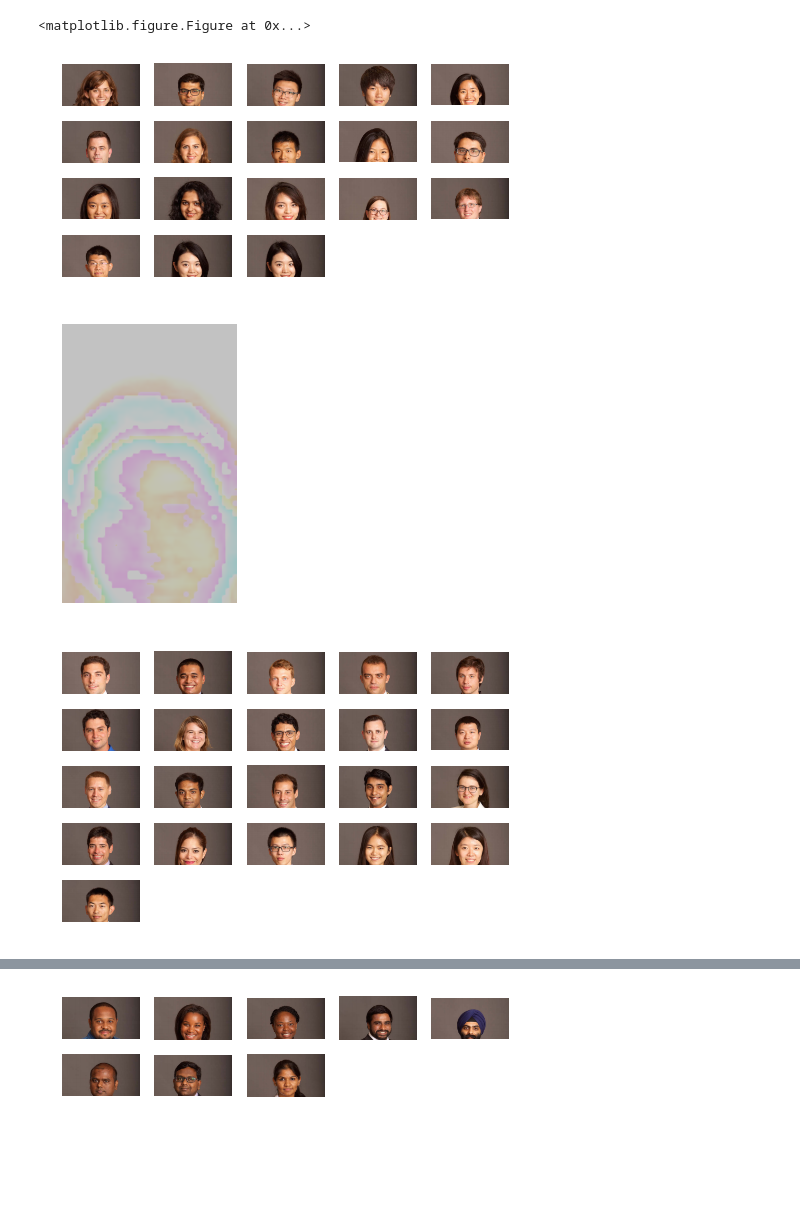
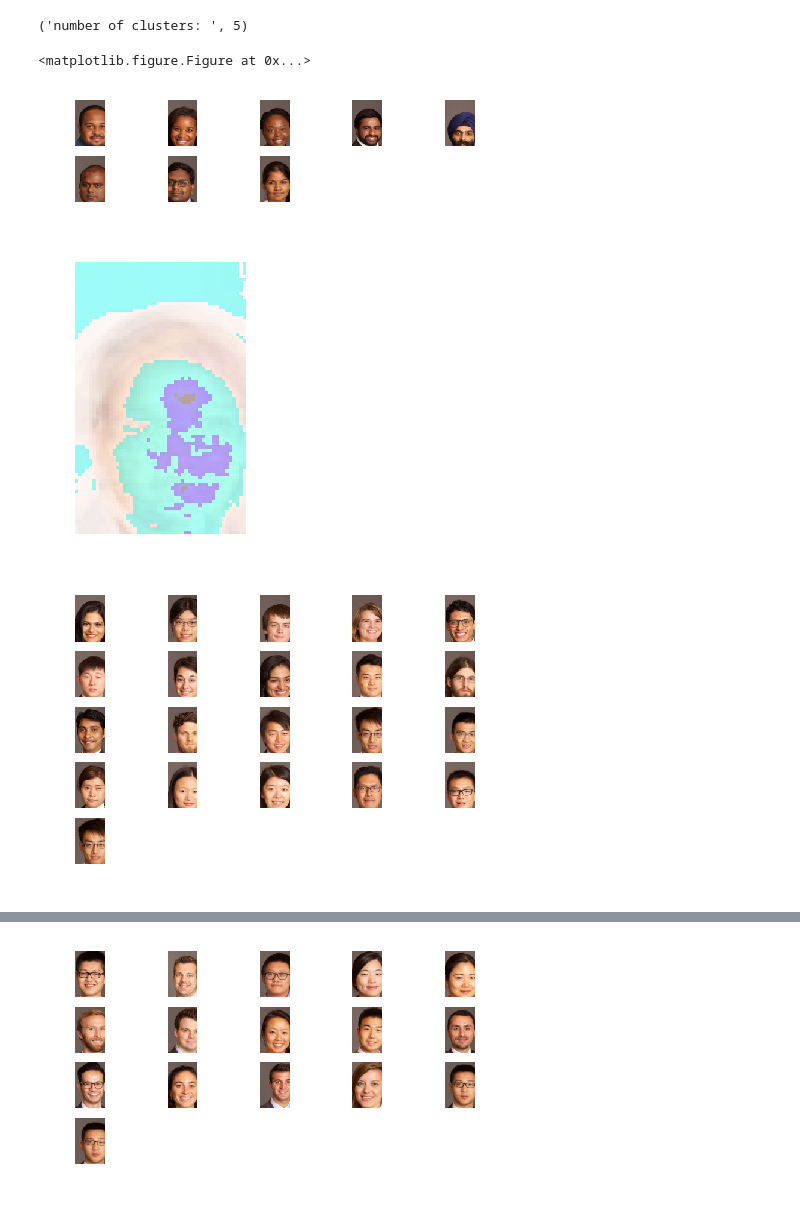
Before and after one commit to fedhere/UInotebooks, a Jupyter notebook: cluster/clusteringCUSPfaces.ipynb, the cells around one changed output, grey strips where cells are left out. Saved outputs shown, nothing was run; the diff lists cells and outputs as text; code cells hidden in the pictures; blank space fills up the shorter version.

```diff
--- a/cluster/clusteringCUSPfaces.ipynb
+++ b/cluster/clusteringCUSPfaces.ipynb
@@ -7,6 +7,7 @@ __author__ = 'fbb'
 import numpy as np
 import pylab as pl
 #import kmseg
+import glob
 import sklearn.cluster
 from sklearn import mixture
 from PIL import Image
@@ -14,7 +15,7 @@ from scipy.misc import imread
 from scipy.cluster.vq import kmeans2
 import json
 import os
-s = json.load( open(os.getenv ('PUI2015')+"/fbb_matplotlibrc.json") )
+s = json.load( open(os.getenv ('PUI2016')+"/fbb_matplotlibrc.json") )
 pl.rcParams.update(s)
 
 kelly_colors_hex = [
@@ -102,8 +108,9 @@ for i in range(nc):
         ax = fig.add_subplot(8,5,k)
         ax.axis('off')
         im = imread(f)
-        ax.imshow(im)
+        ax.imshow(im[:200,:139,2])
     figmean = pl.figure(figsize=(5,5)).add_subplot(111)
     figmean.imshow(np.log10(clf.cluster_centers_[i]).reshape(200,139))
     figmean.axis('off')
+print ("number of clusters: ", nc)
 # %% [output]
@@ -121,29 +129,32 @@ for i in range(nc):
 # %%
 allimgs = np.zeros((len(listf),80*50*4))
 #print allimgs.shape
 for i,f in enumerate(listf):
     im = imread(f)
     allimgs[i] = im[20:100,45:95,:].flatten()
 
 nc = 5
 clf = sklearn.cluster.KMeans(n_clusters=nc).fit(allimgs)
 fig = pl.figure(figsize=(10,10))
 #print clf.labels_
 
 for i in range(nc):
     fig = pl.figure(figsize=(8,8))
     k=0
     for j,f in enumerate(listf[clf.labels_==i]):
         k=k+1
         ax = fig.add_subplot(8,5,k)
         ax.axis('off')
         im = imread(f)
-        ax.imshow(im[20:100])
+        ax.imshow(im[20:100,45:95,:])#im[20:100])
     figmean = pl.figure(figsize=(5,5)).add_subplot(111)
     figmean.imshow(np.log10(clf.cluster_centers_[i]).reshape(80,50,4))
     figmean.axis('off')
+
+print ("number of clusters: ", nc)
 # %% [output]
-<matplotlib.figure.Figure at 0x...>
+('number of clusters: ', 5)
+<matplotlib.figure.Figure at 0x...>
-[figure, old version]
+[figure, new version]
-[figure, old version]
+[figure, new version]
-[figure, old version]
+[figure, new version]
@@ -151 +162 @@ for i in range(nc):
-[figure, old version]
+[figure, new version]
```
Also changed, not shown: parts of 7 cells of this notebook, 3 other files.
